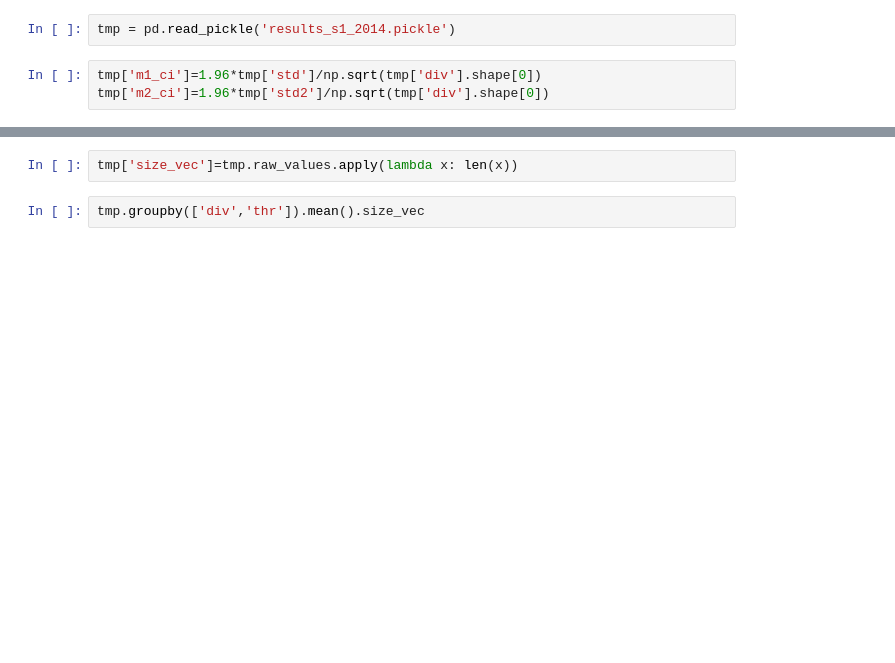
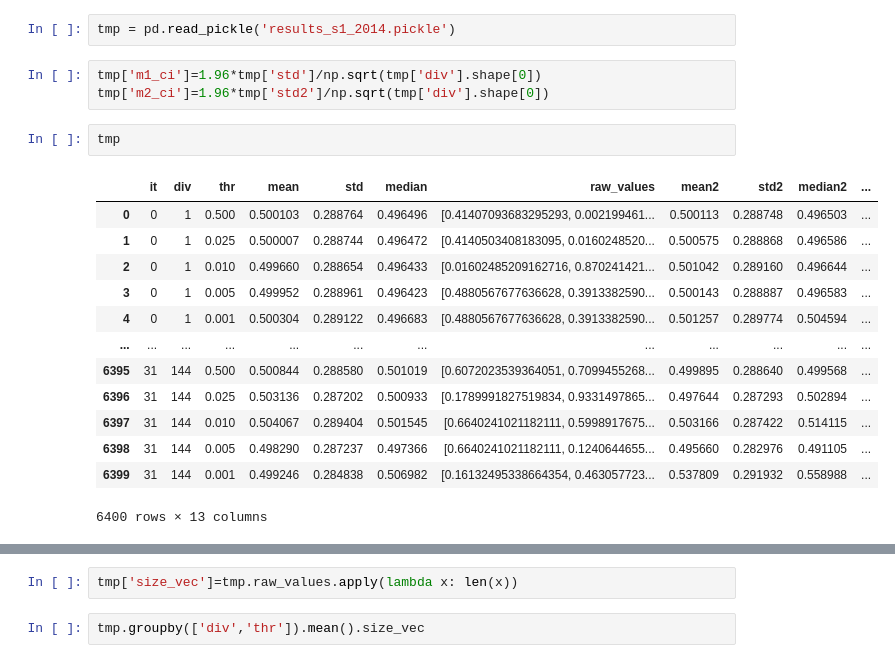
Before and after one commit to crazyleg/noo, a Jupyter notebook: 1_correlations.ipynb, the cells around one changed output, grey strips where cells are left out. Saved outputs shown, nothing was run; the diff lists cells and outputs as text; blank space fills up the shorter version.

```diff
--- a/1_correlations.ipynb
+++ b/1_correlations.ipynb
@@ -248,5 +248,21 @@ tmp = pd.read_pickle('results_s1_2014.pickle')
 # %%
 tmp['m1_ci']=1.96*tmp['std']/np.sqrt(tmp['div'].shape[0])
 tmp['m2_ci']=1.96*tmp['std2']/np.sqrt(tmp['div'].shape[0])
+# %%
+tmp
+# %% [output]
+|  | it | div | thr | mean | std | median | raw_values | mean2 | std2 | median2 | ... |
+| 0 | 0 | 1 | 0.500 | 0.500103 | 0.288764 | 0.496496 | [0.41407093683295293, 0.002199461... | 0.500113 | 0.288748 | 0.496503 | ... |
+| 1 | 0 | 1 | 0.025 | 0.500007 | 0.288744 | 0.496472 | [0.4140503408183095, 0.0160248520... | 0.500575 | 0.288868 | 0.496586 | ... |
+| 2 | 0 | 1 | 0.010 | 0.499660 | 0.288654 | 0.496433 | [0.01602485209162716, 0.870241421... | 0.501042 | 0.289160 | 0.496644 | ... |
+| 3 | 0 | 1 | 0.005 | 0.499952 | 0.288961 | 0.496423 | [0.4880567677636628, 0.3913382590... | 0.500143 | 0.288887 | 0.496583 | ... |
+| 4 | 0 | 1 | 0.001 | 0.500304 | 0.289122 | 0.496683 | [0.4880567677636628, 0.3913382590... | 0.501257 | 0.289774 | 0.504594 | ... |
+| ... | ... | ... | ... | ... | ... | ... | ... | ... | ... | ... | ... |
+| 6395 | 31 | 144 | 0.500 | 0.500844 | 0.288580 | 0.501019 | [0.6072023539364051, 0.7099455268... | 0.499895 | 0.288640 | 0.499568 | ... |
+| 6396 | 31 | 144 | 0.025 | 0.503136 | 0.287202 | 0.500933 | [0.1789991827519834, 0.9331497865... | 0.497644 | 0.287293 | 0.502894 | ... |
+| 6397 | 31 | 144 | 0.010 | 0.504067 | 0.289404 | 0.501545 | [0.6640241021182111, 0.5998917675... | 0.503166 | 0.287422 | 0.514115 | ... |
+| 6398 | 31 | 144 | 0.005 | 0.498290 | 0.287237 | 0.497366 | [0.6640241021182111, 0.1240644655... | 0.495660 | 0.282976 | 0.491105 | ... |
+| 6399 | 31 | 144 | 0.001 | 0.499246 | 0.284838 | 0.506982 | [0.16132495338664354, 0.463057723... | 0.537809 | 0.291932 | 0.558988 | ... |
+6400 rows × 13 columns
 # %%
 fig, axs = plt.subplots(3, 2,figsize=(15,15))
```
Also changed, not shown: parts of 4 cells of this notebook, 5 other files.
